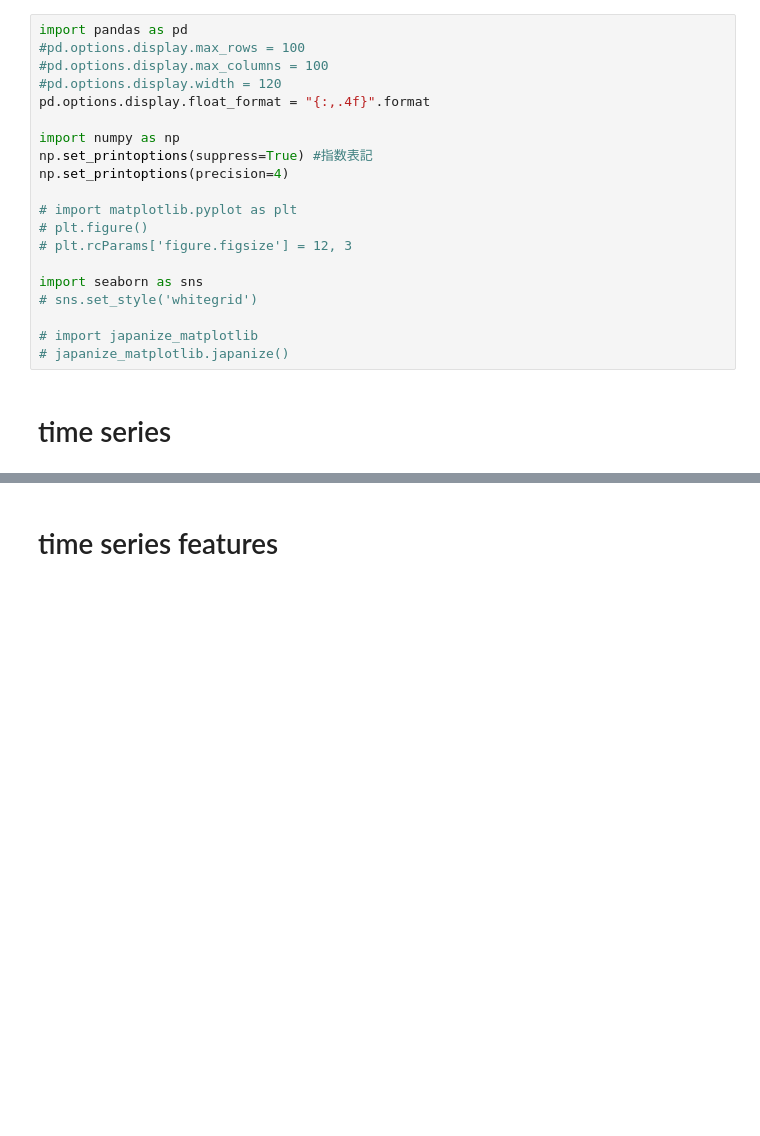
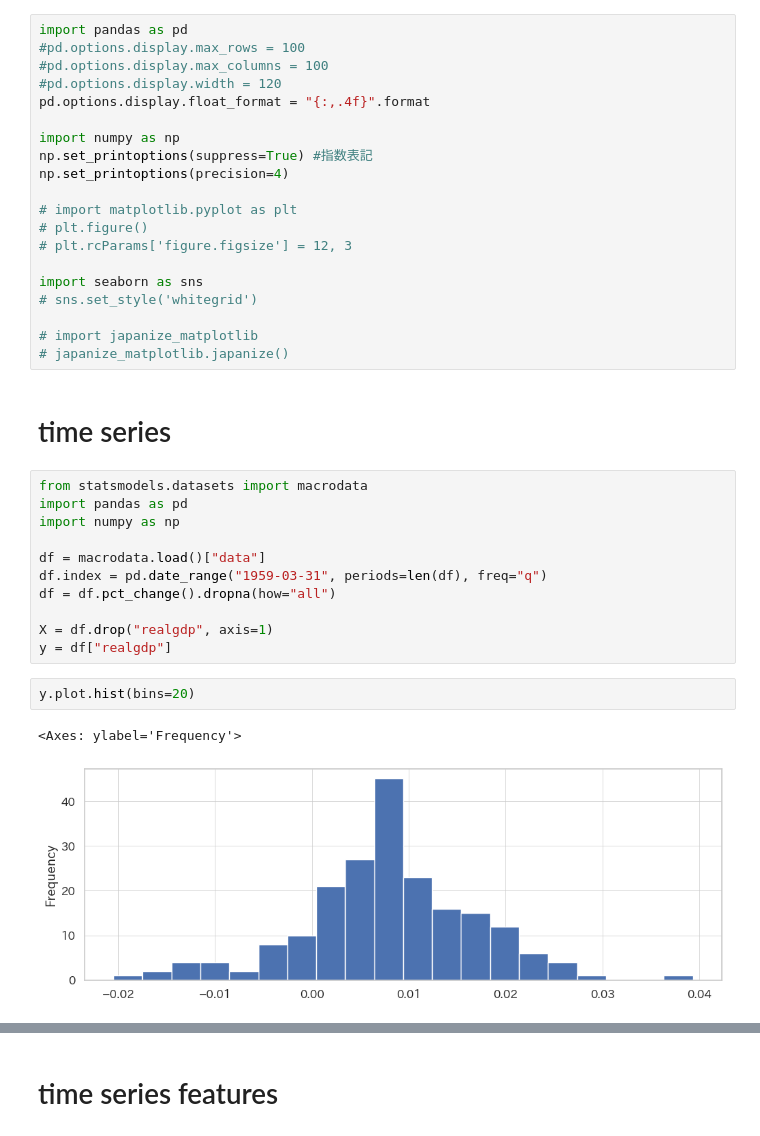
Before and after one commit to kurama8103/mlib, a Jupyter notebook: myfunc_demo.ipynb, the cells around one changed output, grey strips where cells are left out. Saved outputs shown, nothing was run; the diff lists cells and outputs as text; blank space fills up the shorter version.

```diff
--- a/myfunc_demo.ipynb
+++ b/myfunc_demo.ipynb
@@ -60,3 +61,19 @@ import seaborn as sns
 # japanize_matplotlib.japanize()
 # %% [markdown]
 # time series
+# %%
+from statsmodels.datasets import macrodata
+import pandas as pd
+import numpy as np
+
+df = macrodata.load()["data"]
+df.index = pd.date_range("1959-03-31", periods=len(df), freq="q")
+df = df.pct_change().dropna(how="all")
+
+X = df.drop("realgdp", axis=1)
+y = df["realgdp"]
+# %%
+y.plot.hist(bins=20)
+# %% [output]
+<Axes: ylabel='Frequency'>
+[figure, added]
```
Also changed, not shown: parts of 10 cells of this notebook, 6 other files.
